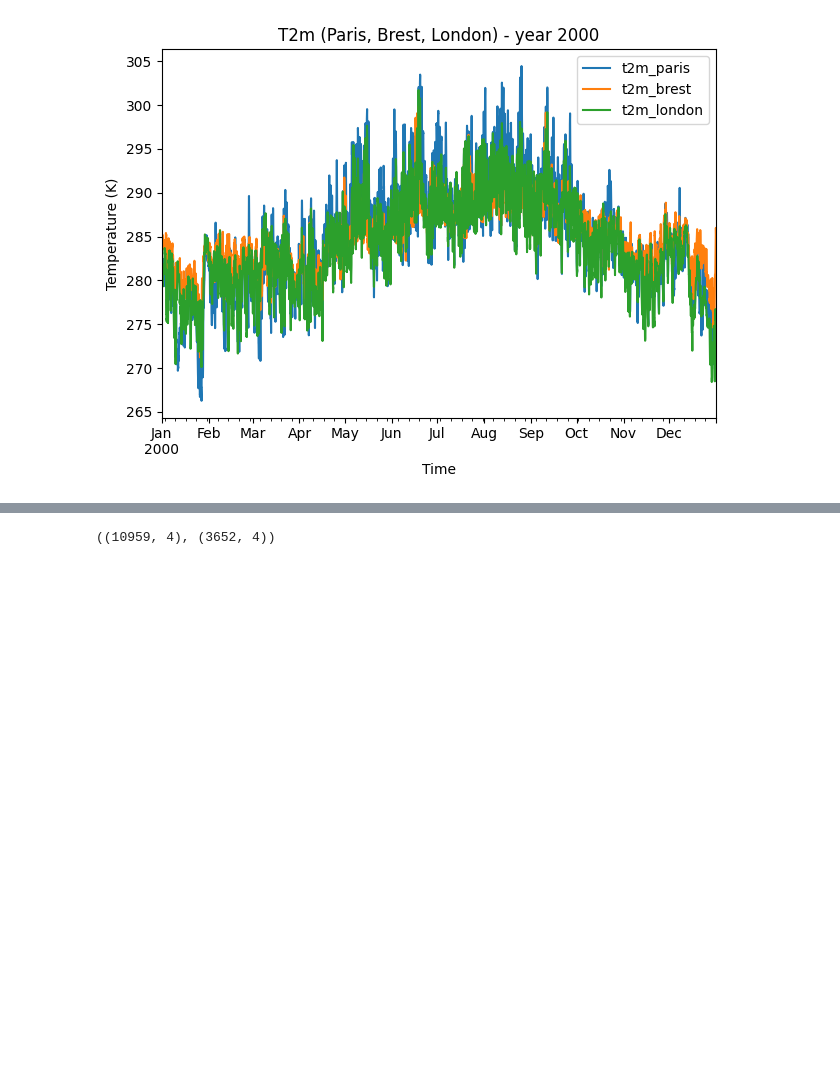
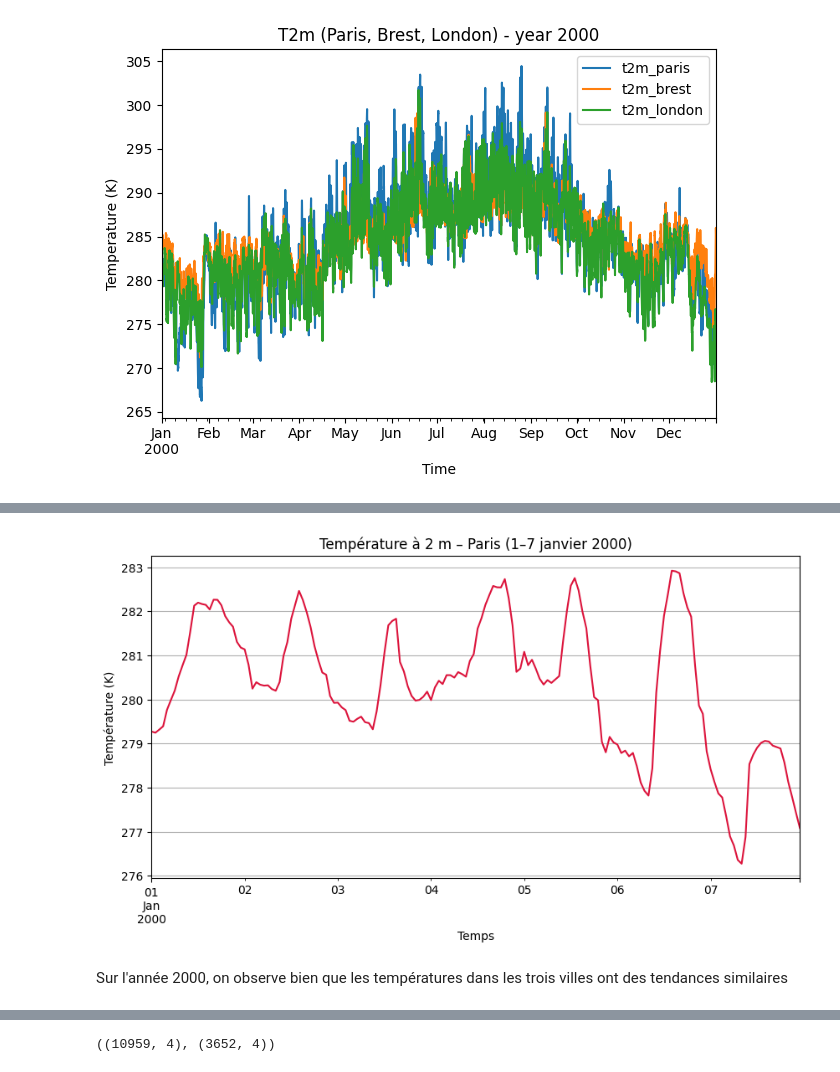
Before and after one commit to louislairy/ML4C-Project-Bracco-Lairy, a Jupyter notebook: project_weather.ipynb, the cells around one changed output, grey strips where cells are left out. Saved outputs shown, nothing was run; the diff lists cells and outputs as text; code cells hidden in the pictures; blank space fills up the shorter version.

```diff
--- a/project_weather.ipynb
+++ b/project_weather.ipynb
@@ -167,3 +187,15 @@ plt.show()
+# %%
+plt.figure(figsize=(10,5))
+df_t2m.loc["2000-01-01":"2000-01-07", "t2m_paris"].plot(color="crimson")
+plt.title("Température à 2 m – Paris (1–7 janvier 2000)")
+plt.xlabel("Temps")
+plt.ylabel("Température (K)")
+plt.grid(True)
+plt.show()
+# %% [output]
+[figure, added]
+# %% [markdown]
+Sur l'année 2000, on observe bien que les températures dans les trois villes ont des tendances similaires
 # %%
 df_sample = df_t2m.sample(500)  # pour ne pas avoir 40 ans de points
 
```
Also changed, not shown: parts of 36 cells of this notebook.
